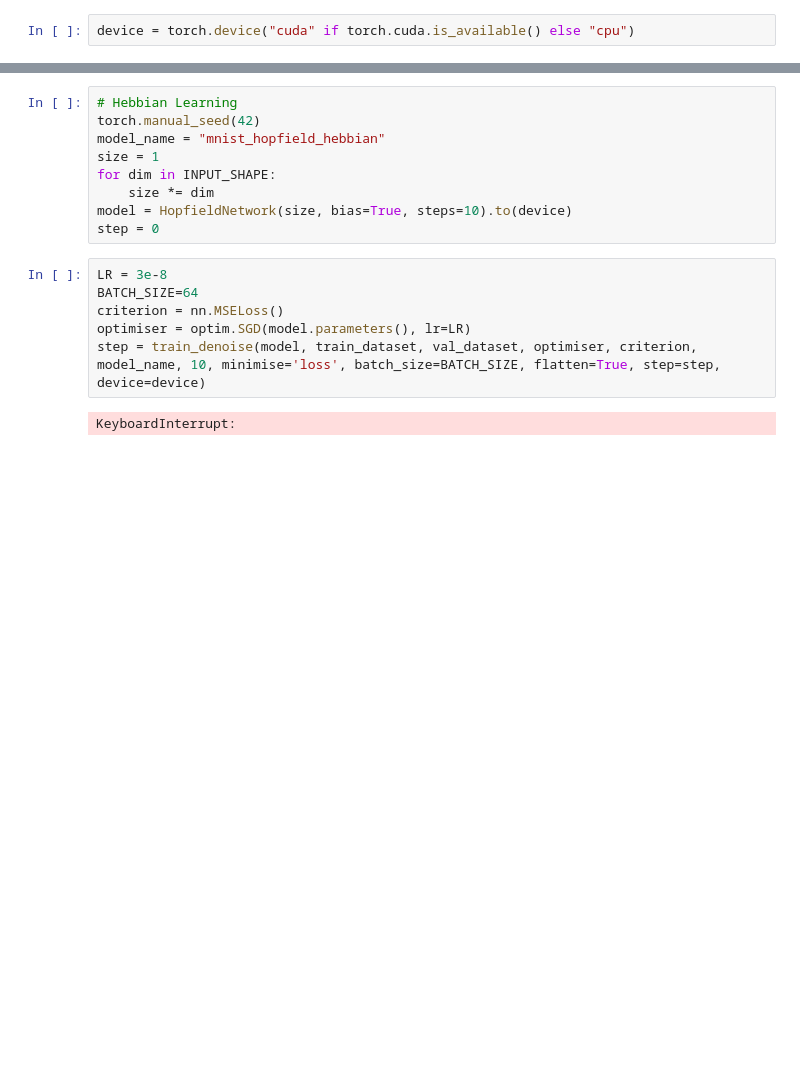
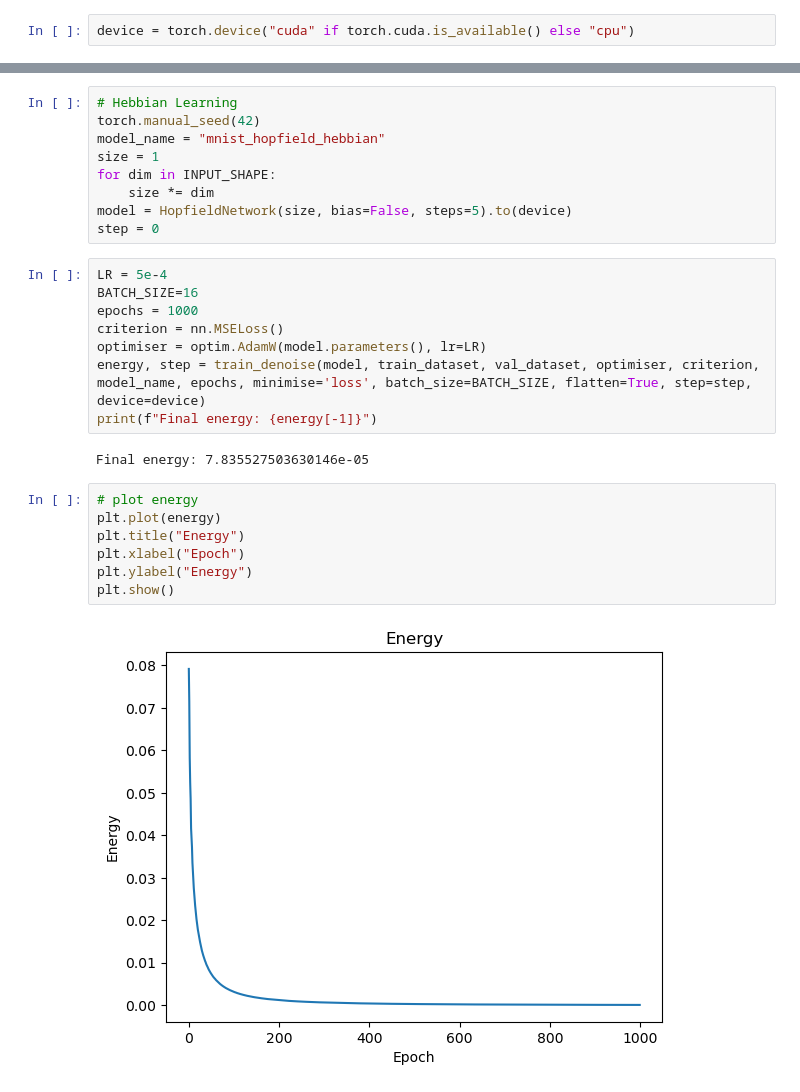
Before and after one commit to joeagriffith/hopfield-networks, a Jupyter notebook: mnist.ipynb, the cells around one changed output, grey strips where cells are left out. Drawn from its saved outputs; the diff is of its cells as text; blank space fills up the shorter version.

```diff
--- a/mnist.ipynb
+++ b/mnist.ipynb
@@ -39,13 +61,24 @@ model_name = "mnist_hopfield_hebbian"
 size = 1
 for dim in INPUT_SHAPE:
     size *= dim
-model = HopfieldNetwork(size, bias=True, steps=10).to(device)
+model = HopfieldNetwork(size, bias=False, steps=5).to(device)
 step = 0
 # %%
-LR = 3e-8
-BATCH_SIZE=64
+LR = 5e-4
+BATCH_SIZE=16
+epochs = 1000
 criterion = nn.MSELoss()
-optimiser = optim.SGD(model.parameters(), lr=LR)
-step = train_denoise(model, train_dataset, val_dataset, optimiser, criterion, model_name, 10, minimise='loss', batch_size=BATCH_SIZE, flatten=True, step=step, device=device)
+optimiser = optim.AdamW(model.parameters(), lr=LR)
+energy, step = train_denoise(model, train_dataset, val_dataset, optimiser, criterion, model_name, epochs, minimise='loss', batch_size=BATCH_SIZE, flatten=True, step=step, device=device)
+print(f"Final energy: {energy[-1]}")
 # %% [output]
-KeyboardInterrupt:
+Final energy: 7.835527503630146e-05
+# %%
+# plot energy
+plt.plot(energy)
+plt.title("Energy")
+plt.xlabel("Epoch")
+plt.ylabel("Energy")
+plt.show()
+# %% [output]
+[figure, added]
```
Also changed, not shown: parts of 3 cells of this notebook, 5 other files.
